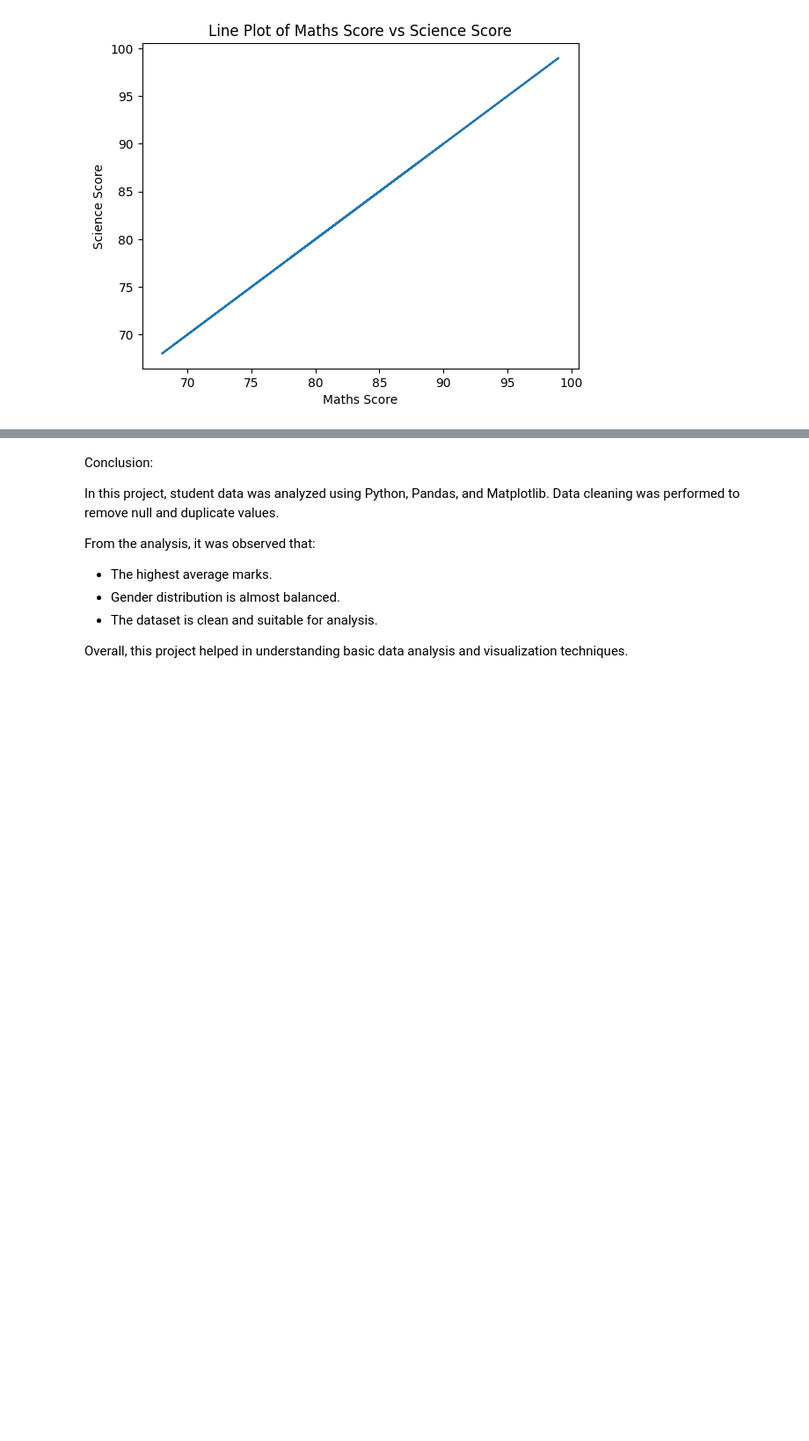
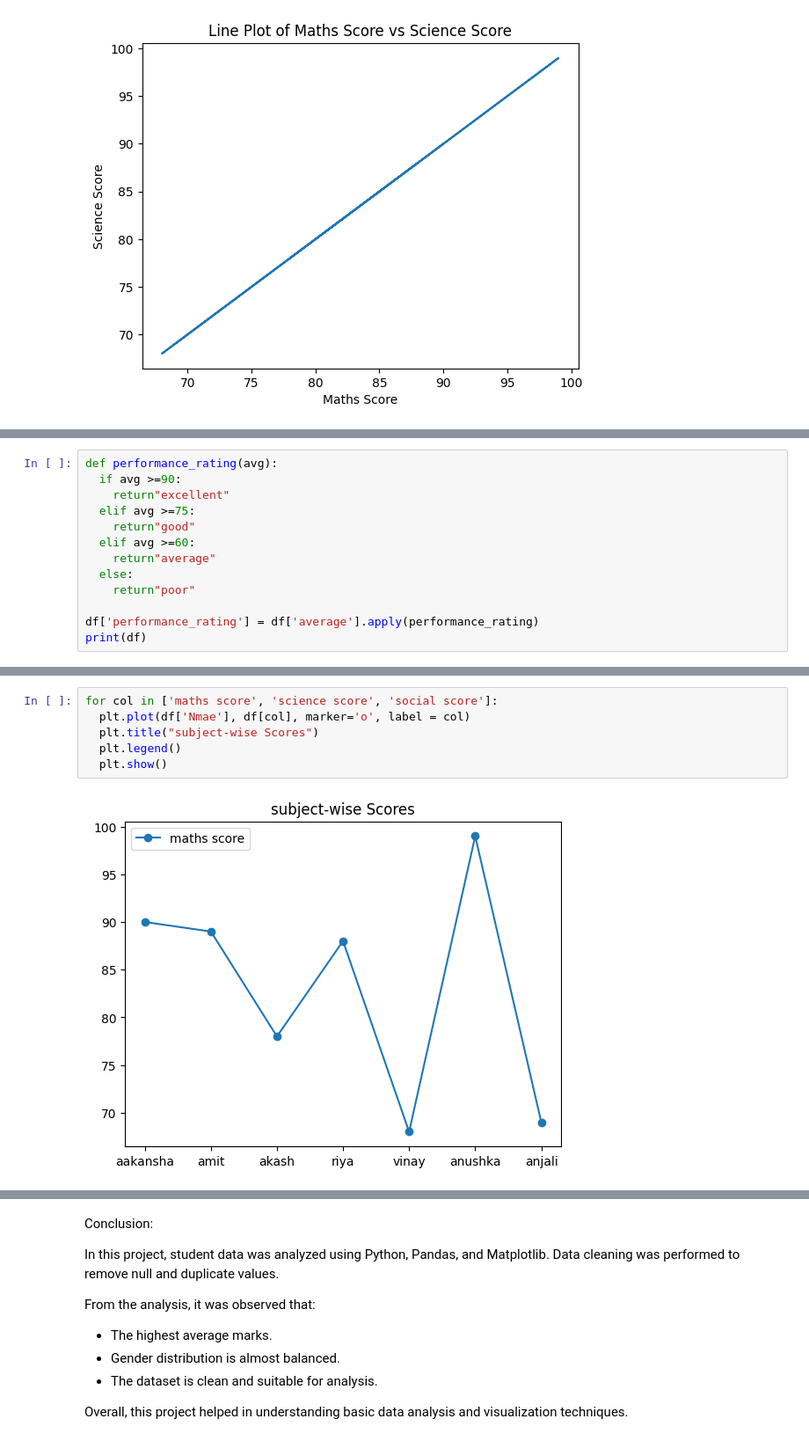
Before and after one commit to mohinilodhi/data---analysis-projects, a Jupyter notebook: project1.ipynb, the cells around one changed output, grey strips where cells are left out. Shown at 88% size. Drawn from its saved outputs; the diff is of its cells as text; blank space fills up the shorter version.

```diff
--- a/project1.ipynb
+++ b/project1.ipynb
@@ -190,0 +265,13 @@ Text(0.5, 1.0, 'Line Plot of Maths Score vs Science Score')
+# %%
+def performance_rating(avg):
+  if avg >=90:
+    return"excellent"
+  elif avg >=75:
+    return"good"
+  elif avg >=60:
+    return"average"
+  else:
+    return"poor"
+
+df['performance_rating'] = df['average'].apply(performance_rating)
+print(df)
@@ -190,0 +296,8 @@ Text(0.5, 1.0, 'Line Plot of Maths Score vs Science Score')
+# %%
+for col in ['maths score', 'science score', 'social score']:
+  plt.plot(df['Nmae'], df[col], marker='o', label = col)
+  plt.title("subject-wise Scores")
+  plt.legend()
+  plt.show()
+# %% [output]
+[figure, added]
```
Also changed, not shown: parts of 12 cells of this notebook.
